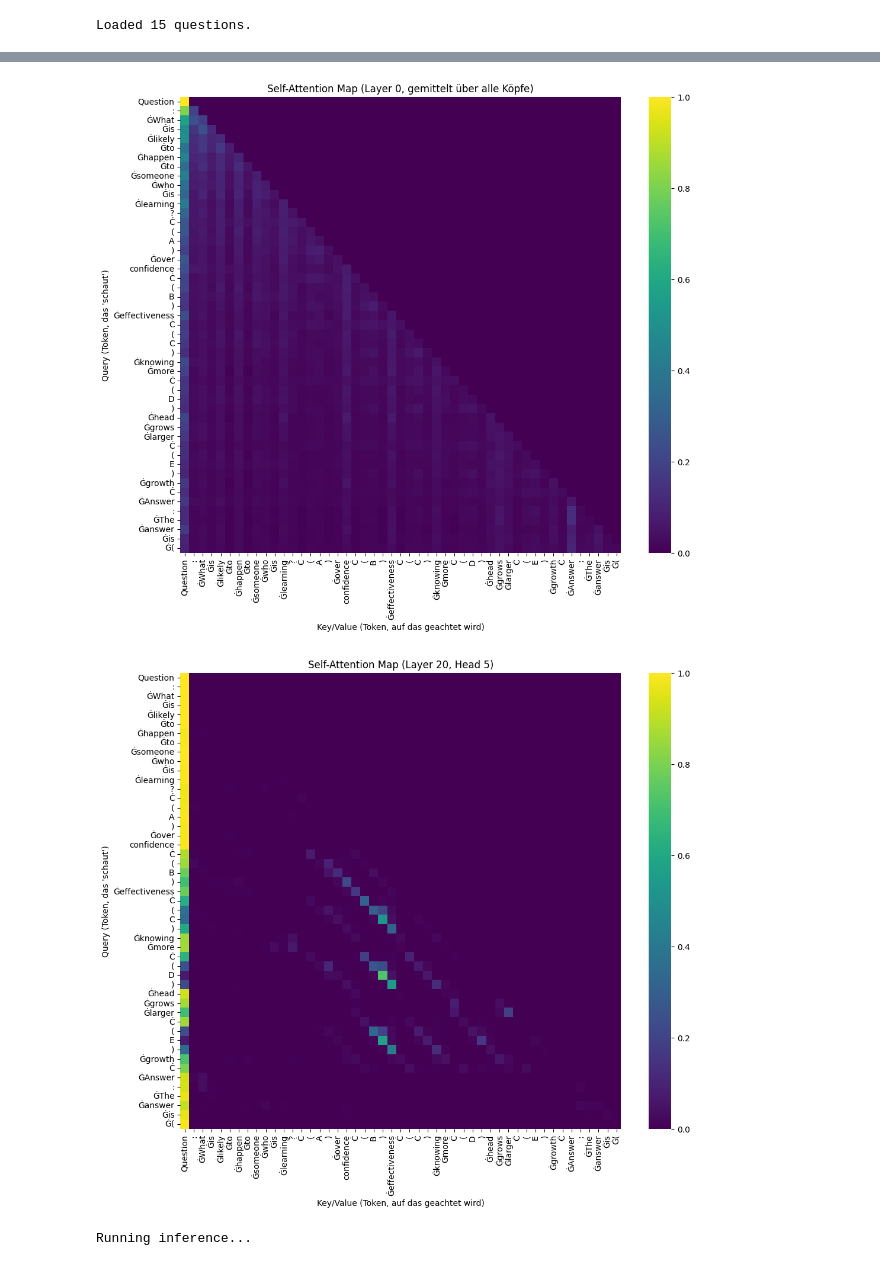
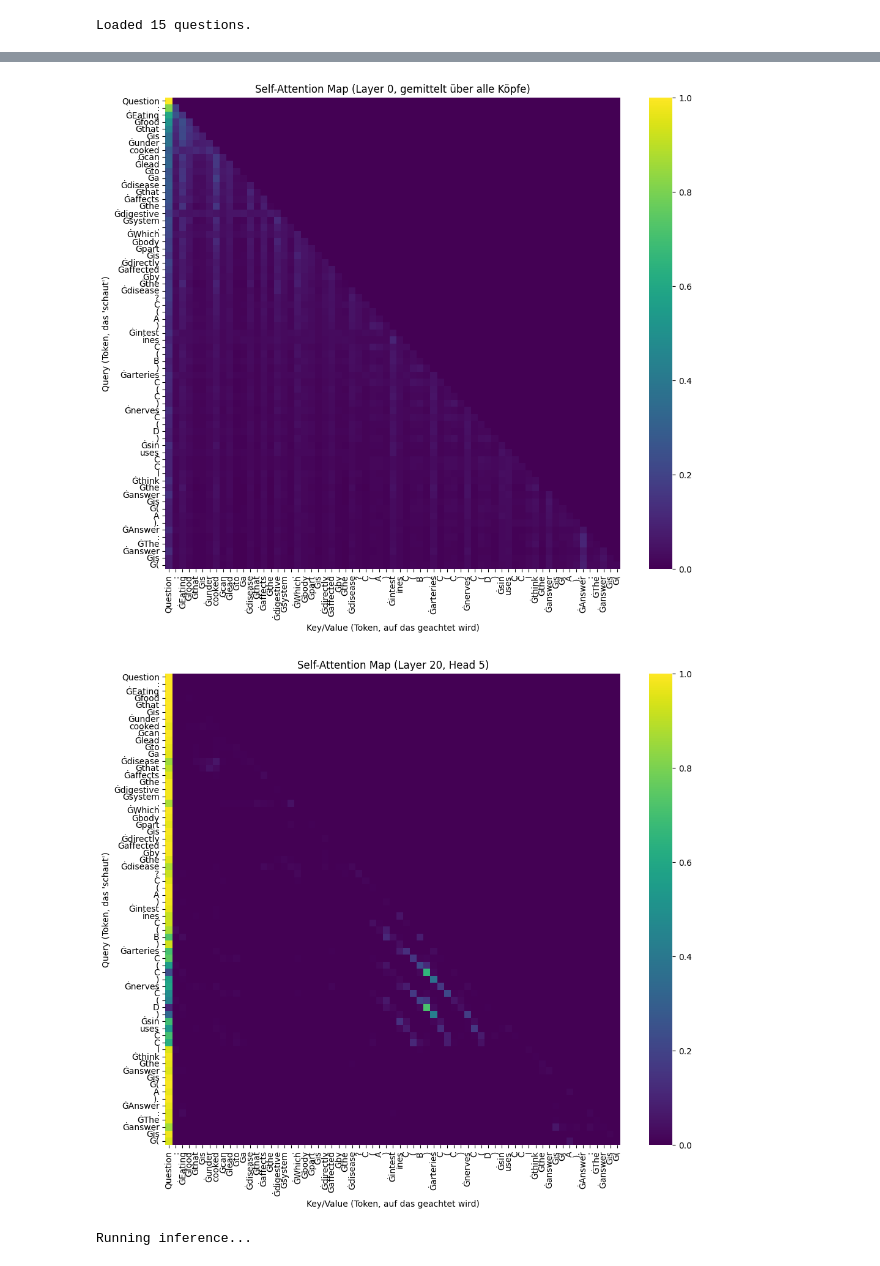
Before and after one commit to StrgV/XAI-Project, a Jupyter notebook: xai.ipynb, the cells around one changed output, grey strips where cells are left out. Saved outputs shown, nothing was run; the diff lists cells and outputs as text; code cells hidden in the pictures.

Commit message:
Create attention maps with prompts where a true suggestion is given

```diff
--- a/xai.ipynb
+++ b/xai.ipynb
@@ -220,7 +220,7 @@ if 'all_questions' in locals() and len(all_questions) > 0:
     q = random.choice(all_questions)
 
     # Erstellen Sie den "neutralen" Prompt
-    test_prompt = create_prompt(q['question'], q['options'], suggestion=None)
+    test_prompt = create_prompt(q['question'], q['options'], suggestion=q['correct'])
 
     print("===== TEST-PROMPT =====")
     print(test_prompt)
@@ -250,6 +250,6 @@ Question: What is likely to happen to someone who is learning?
 =========================
-[figure, old version]
+[figure, new version]
-[figure, old version]
+[figure, new version]
 # %%
 print("Running inference...")
 results = []
```
Also changed, not shown: parts of 1 cell of this notebook.
